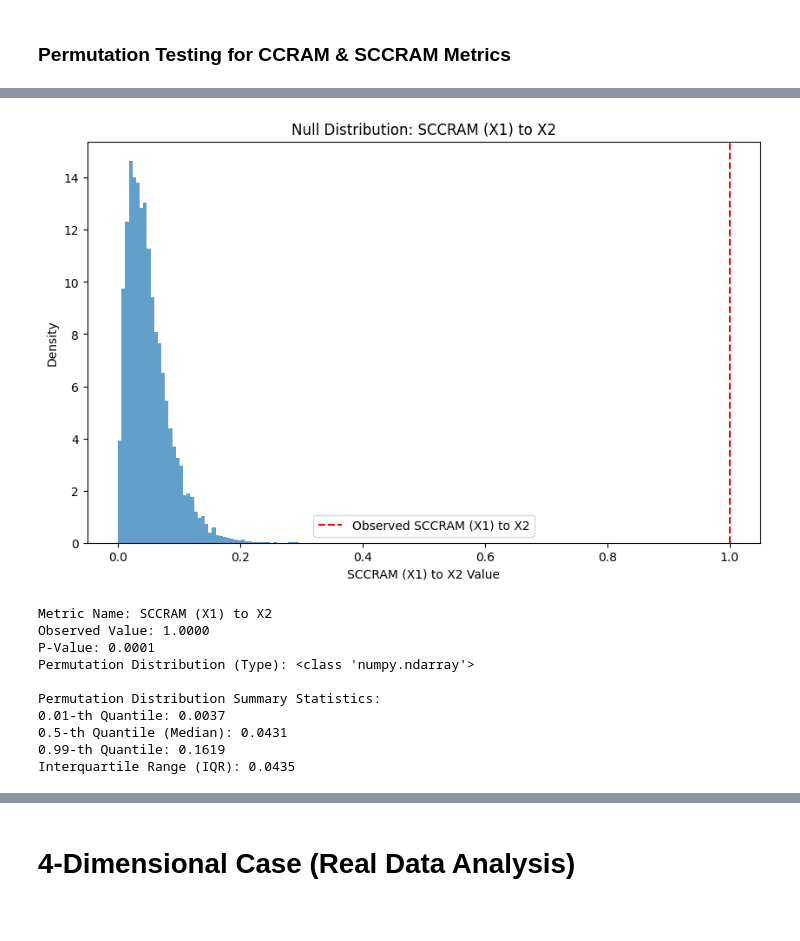
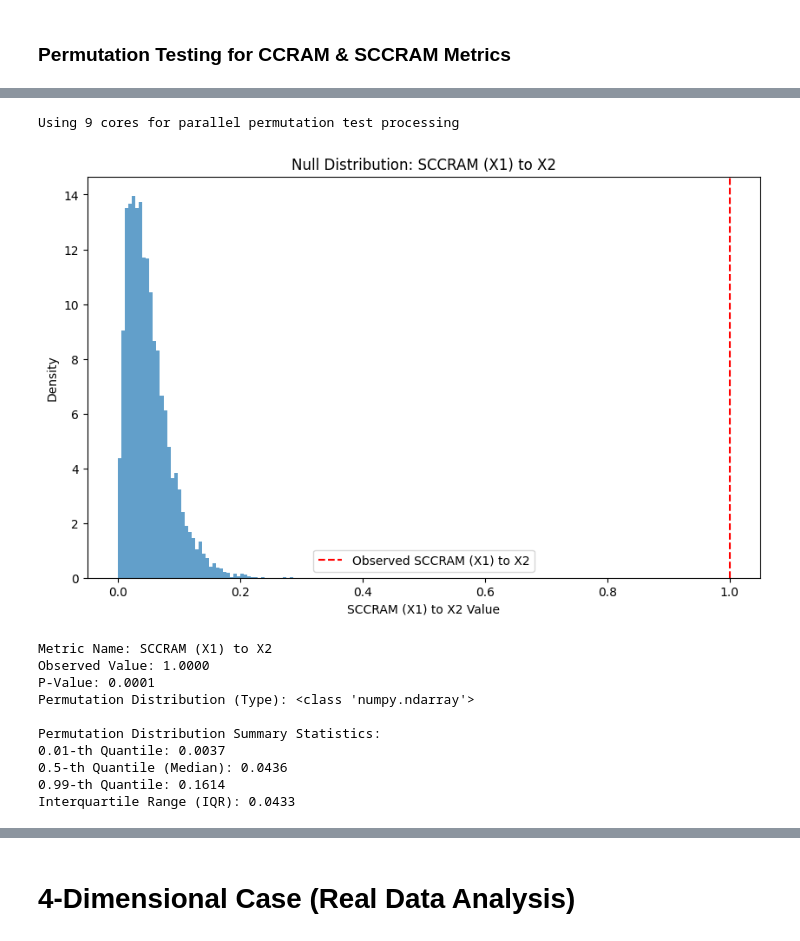
Before and after one commit to DhyeyMavani2003/ccrvam, a Jupyter notebook: examples/jupyter/02_StatSim_Generic_Bootstrapping_and_Permutation_Tests_Usage_Demonstration.ipynb, the cells around one changed output, grey strips where cells are left out. Saved outputs shown, nothing was run; the diff lists cells and outputs as text; code cells hidden in the pictures.

```diff
--- a/examples/jupyter/02_StatSim_Generic_Bootstrapping_and_Permutation_Tests_Usage_Demonstration.ipynb
+++ b/examples/jupyter/02_StatSim_Generic_Bootstrapping_and_Permutation_Tests_Usage_Demonstration.ipynb
@@ -308,14 +313,16 @@ perm_result.histogram_fig
 # %%
 scaled_perm_result = permutation_test_ccram(
     contingency_table,
     predictors=[1],
     response=2,
     scaled=True,
     alternative='greater',
-    n_resamples=9999
+    n_resamples=9999,
+    parallel=True
 )
 # %% [output]
+Using 9 cores for parallel permutation test processing
-[figure, old version]
+[figure, new version]
 # %%
 print(f"Metric Name: {scaled_perm_result.metric_name}")
 print(f"Observed Value: {scaled_perm_result.observed_value:.4f}")
@@ -346,9 +353,9 @@ Permutation Distribution (Type): <class 'numpy.ndarray'>
 
 Permutation Distribution Summary Statistics:
 0.01-th Quantile: 0.0037
-0.5-th Quantile (Median): 0.0431
-0.99-th Quantile: 0.1619
-Interquartile Range (IQR): 0.0435
+0.5-th Quantile (Median): 0.0436
+0.99-th Quantile: 0.1614
+Interquartile Range (IQR): 0.0433
 # %%
 scaled_perm_result.histogram_fig
 # %% [output]
```
Also changed, not shown: parts of 22 cells of this notebook, 3 other files.
